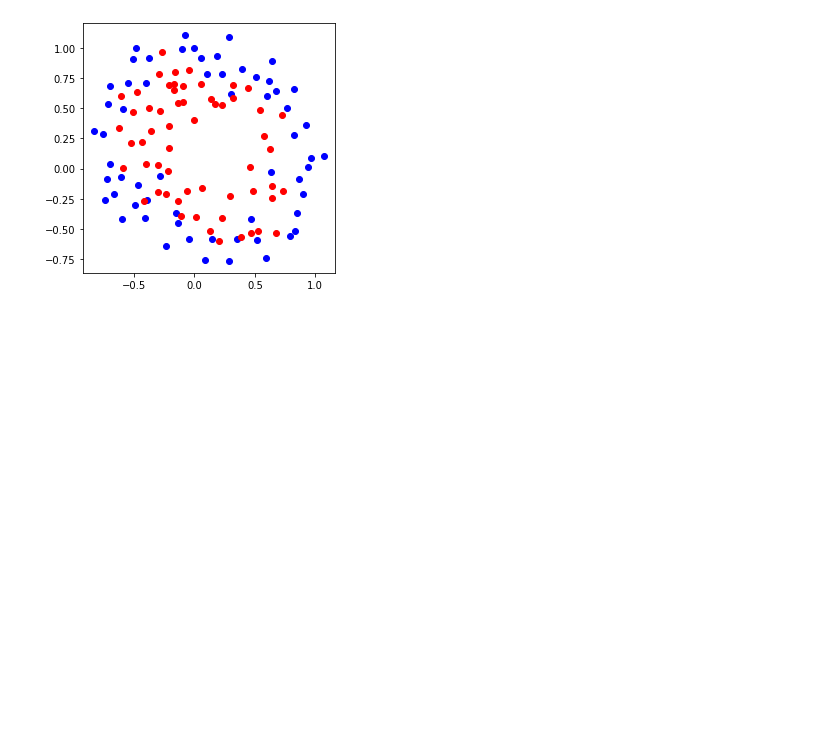
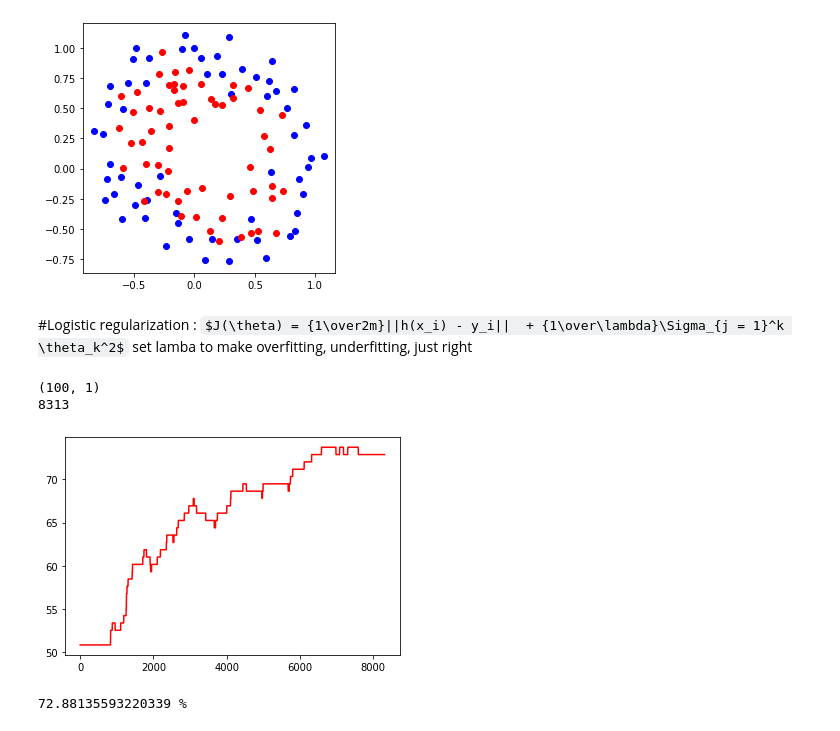
Before and after one commit to CJavaPython/AssignmentFolder, a Jupyter notebook: Assignment07/Assignment07.ipynb, the cells around one changed output. Drawn from its saved outputs; the diff is of its cells as text; code cells hidden in the pictures; some formulas as TeX source; blank space fills up the shorter version.

```diff
--- a/Assignment07/Assignment07.ipynb
+++ b/Assignment07/Assignment07.ipynb
@@ -22,3 +22,81 @@ plt.gca().set_aspect('equal', adjustable='box')
 plt.show()
 # %% [output]
 [figure]
+# %% [markdown]
+#Logistic regularization : $J(\theta) = {1\over2m}||h(x_i) - y_i||  + {1\over\lambda}\Sigma_{j = 1}^k \theta_k^2$
+set lamba to make overfitting, underfitting, just right
+# %%
+degree = 10
+#X_poly : (x^2 * y) 와 같이, 모든 차수들이 포함되어있는 matrix
+#첫째항이 np.ones인 이유는 theta0값을 그대로 출력하기 위해
+X_poly = np.ones(len(pointX))
+for i in range(0, degree):
+  for j in range(0, degree):
+      #0,0인경우는 제외
+      if i != 0 or j != 0:
+        #dot을 이용하기 위해 column_stack을 이용한다.
+        X_poly = np.column_stack([X_poly, (pointX ** i) * (pointY ** j)])
+
+#X_poly의 차수만큼 theta들 생성
+Theta = np.zeros(X_poly.shape[1]).reshape(X_poly.shape[1], 1)
+print(Theta.shape)
+#위처럼 생성할 경우 matrix 형식으로생성됨
+#squeeze로 list화 시킨다. dot곱을 위함.
+T = np.squeeze(Theta, 1)
+
+#sigmoid
+z = X_poly.dot(T)
+sigz = 1 / (1 + np.exp(-z))
+
+#label transpose & 후에 matrix곱을 위한 matrix화
+#np.transpose를 쓰면 error, np.T를 사용한다.
+l = np.mat(label).T
+
+#error
+E_list = []
+E = 0
+
+#accuraty
+accuracy = 0
+accuracy_list = []
+
+#기타 상수항
+alpha = 0.001
+#lambda
+lmbd1 = 0.1
+Threshold = 0.00000005
+
+iter = 0
+while 1:
+  #sigmoid
+  T = np.squeeze(Theta, 1)
+  z = X_poly.dot(T)
+  sigz = 1 / (1 + np.exp(-z))
+  #accuracy
+  acc = (sigz > 0.5)
+  accuracy = (acc == label)
+  accuracy_list.append((np.sum(accuracy) / len(label)) * 100)
+  #Error
+  tmp = E
+  E = (np.sum(-label * np.log(sigz) - (1-label) * np.log(1-sigz)) / len(label)) + lmbd1 * np.sum(np.power(Theta, 2)) / 2
+  E_list.append(E)
+  #gradient
+  sigz = np.mat(sigz).T
+  Theta -= alpha * np.dot(X_poly.T, (sigz - l)) / len(label)
+  iter += 1
+  if abs(tmp - E) < Threshold:
+      break
+print(iter)
+# %% [output]
+(100, 1)
+8313
+# %%
+plt.figure()
+plt.plot(accuracy_list, c='r')
+plt.show()
+# %% [output]
+[figure, added]
+# %%
+print(accuracy_list[len(accuracy_list) - 1], "%")
+# %% [output]
+72.88135593220339 %
```
Also changed, not shown: parts of 1 cell of this notebook.
